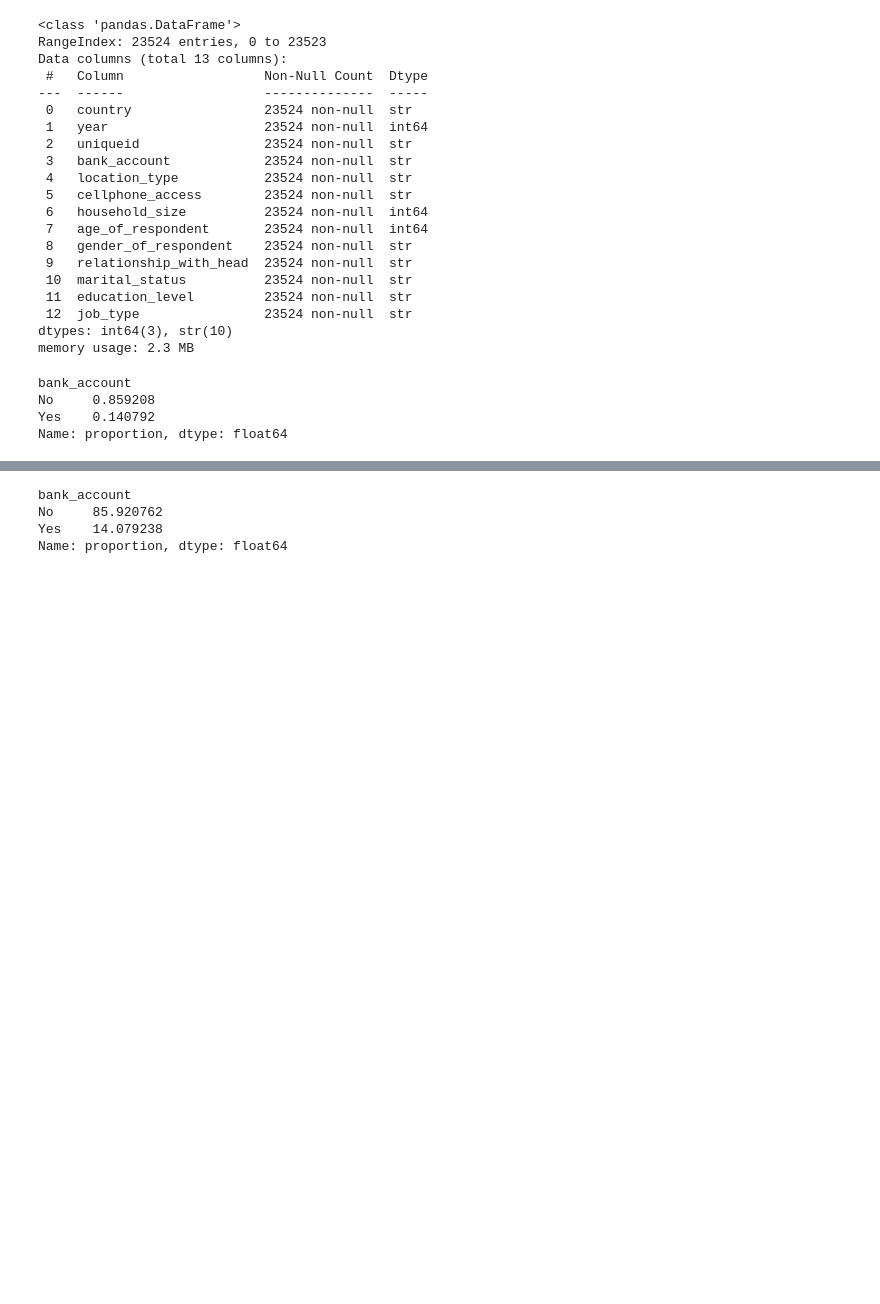
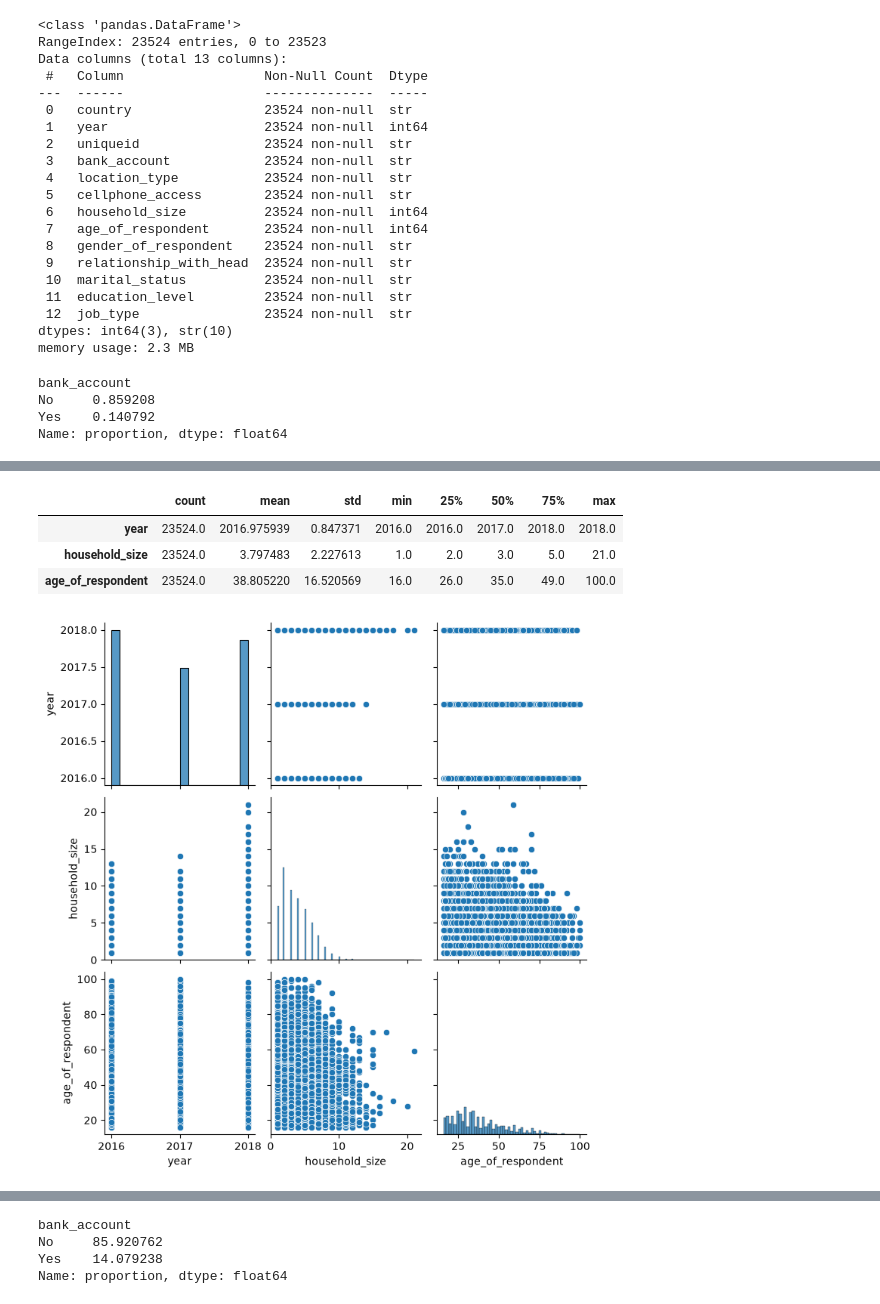
Before and after one commit to abdoulmouhamed99/inclusion-financiere, a Jupyter notebook: notebooks/01_exploration.ipynb, the cells around one changed output, grey strips where cells are left out. Drawn from its saved outputs; the diff is of its cells as text; code cells hidden in the pictures; blank space fills up the shorter version.

```diff
--- a/notebooks/01_exploration.ipynb
+++ b/notebooks/01_exploration.ipynb
@@ -33,0 +94,4 @@ Name: proportion, dtype: float64
+# %%
+# sélection des variables quantitatives en utilisant select_dtypes
+quant_data=df.select_dtypes(exclude=['object'])
+quant_data.head()
@@ -33,0 +107,14 @@ Name: proportion, dtype: float64
+# %%
+# décrire les variables quantitatives
+quant_data.describe().T
+# %% [output]
+|  | count | mean | std | min | 25% | 50% | 75% | max |
+| year | 23524.0 | 2016.975939 | 0.847371 | 2016.0 | 2016.0 | 2017.0 | 2018.0 | 2018.0 |
+| household_size | 23524.0 | 3.797483 | 2.227613 | 1.0 | 2.0 | 3.0 | 5.0 | 21.0 |
+| age_of_respondent | 23524.0 | 38.805220 | 16.520569 | 16.0 | 26.0 | 35.0 | 49.0 | 100.0 |
+# %%
+# pairplot
+sns.pairplot(quant_data)
+plt.show()
+# %% [output]
+[figure, added]
```
Also changed, not shown: parts of 13 cells of this notebook.
